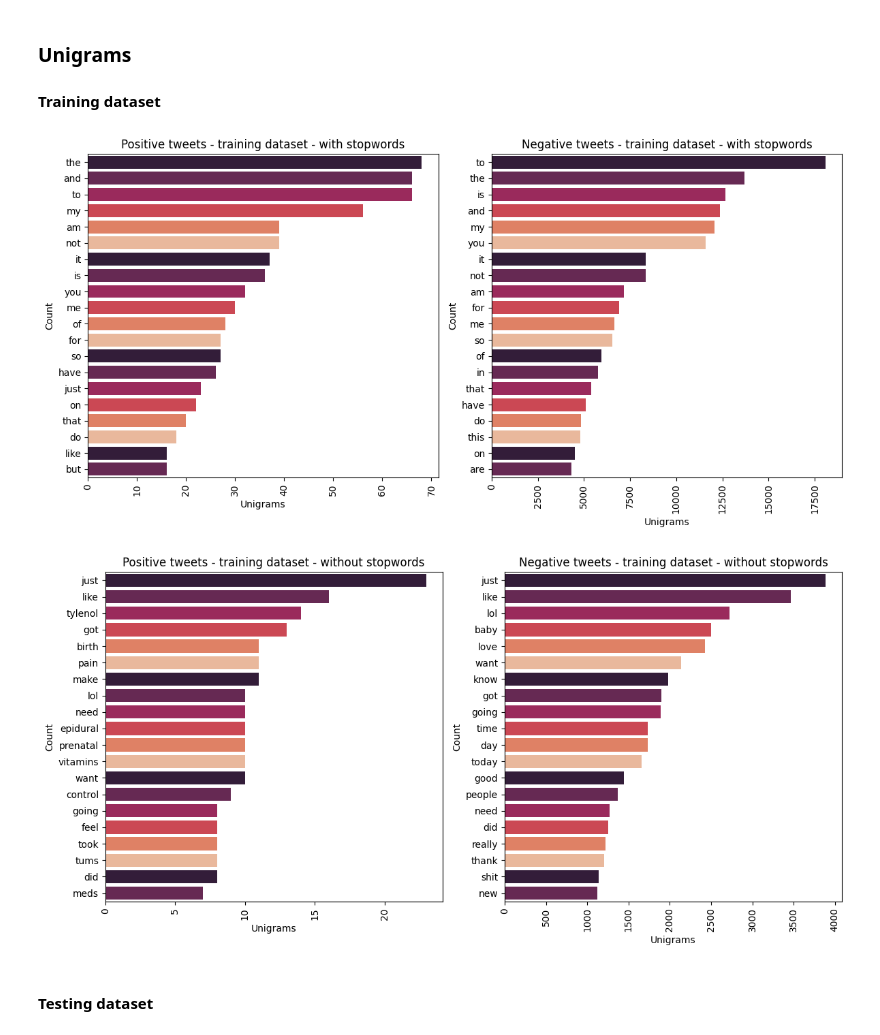
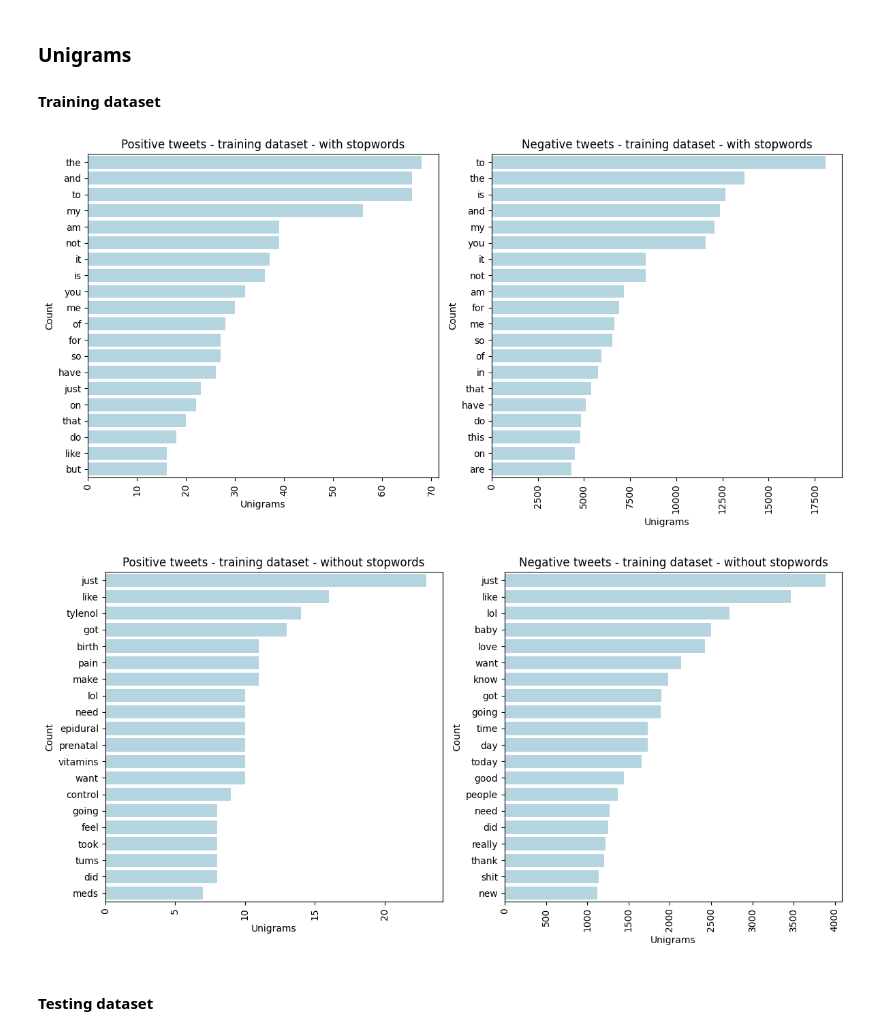
Before and after one commit to Seixal97/tweet_mining_project, a Jupyter notebook: pipeline_data_analysis.ipynb, the cells around one changed output. Drawn from its saved outputs; the diff is of its cells as text; code cells hidden in the pictures.

```diff
--- a/pipeline_data_analysis.ipynb
+++ b/pipeline_data_analysis.ipynb
@@ -306,36 +308,36 @@ def get_top_n_words(corpus, n=None, n_grams = 1, stopwords_removal = True):
 common_words_train_pos = get_top_n_words(df_train.tweet[df_train['class'] == 1], 20, stopwords_removal= False)
 common_words_train_neg = get_top_n_words(df_train.tweet[df_train['class'] == 0], 20, stopwords_removal= False)
 
 
 df1 = pd.DataFrame(common_words_train_pos, columns = ['ReviewText' , 'count'])
 grouped_data_pos = df1.groupby('ReviewText').sum()['count'].sort_values(ascending=False)
 
 df2 = pd.DataFrame(common_words_train_neg, columns = ['ReviewText' , 'count'])
 grouped_data_neg = df2.groupby('ReviewText').sum()['count'].sort_values(ascending=False)
 
 fig, (ax1, ax2) = plt.subplots(1, 2, figsize=(12, 6))
 
 
 # Plotting the first DataFrame
-sns.barplot(x=grouped_data_pos.values, y=grouped_data_pos.index, ax=ax1, palette=sns.color_palette("rocket"))
+sns.barplot(x=grouped_data_pos.values, y=grouped_data_pos.index, ax=ax1, color='lightblue')
 ax1.set_xlabel('Unigrams')
 ax1.set_ylabel('Count')
 ax1.set_title('Positive tweets - training dataset - with stopwords')
 ax1.set_xticklabels(ax1.get_xticklabels(), rotation=90)
 # Plotting the second DataFrame
-sns.barplot(x=grouped_data_neg.values, y=grouped_data_neg.index, ax=ax2, palette=sns.color_palette("rocket"))
+sns.barplot(x=grouped_data_neg.values, y=grouped_data_neg.index, ax=ax2, color='lightblue')
 ax2.set_xlabel('Unigrams')
 ax2.set_ylabel('Count')
 ax2.set_title('Negative tweets - training dataset - with stopwords')
 ax2.set_xticklabels(ax2.get_xticklabels(), rotation=90)
 
 # Adjusting the layout
 plt.tight_layout()
 
 # Displaying the plots
 plt.show()
 # %% [output]
-[figure, old version]
+[figure, new version]
 # %%
 #unigrams after stopwords
 common_words_train_pos = get_top_n_words(df_train.tweet[df_train['class'] == 1], 20, stopwords_removal= True)
@@ -352,13 +354,13 @@ fig, (ax1, ax2) = plt.subplots(1, 2, figsize=(12, 6))
 
 
 # Plotting the first DataFrame
-sns.barplot(x=grouped_data_pos.values, y=grouped_data_pos.index, ax=ax1, palette=sns.color_palette("rocket"))
+sns.barplot(x=grouped_data_pos.values, y=grouped_data_pos.index, ax=ax1, color='lightblue')
 ax1.set_xlabel('Unigrams')
 ax1.set_ylabel('Count')
 ax1.set_title('Positive tweets - training dataset - without stopwords')
 ax1.set_xticklabels(ax1.get_xticklabels(), rotation=90)
 # Plotting the second DataFrame
-sns.barplot(x=grouped_data_neg.values, y=grouped_data_neg.index, ax=ax2, palette=sns.color_palette("rocket"))
+sns.barplot(x=grouped_data_neg.values, y=grouped_data_neg.index, ax=ax2, color='lightblue')
 ax2.set_xlabel('Unigrams')
 ax2.set_ylabel('Count')
 ax2.set_title('Negative tweets - training dataset - without stopwords')
@@ -370,7 +372,7 @@ plt.tight_layout()
 # Displaying the plots
 plt.show()
 # %% [output]
-[figure, old version]
+[figure, new version]
 # %% [markdown]
 #### Testing dataset
 # %%
```
Also changed, not shown: parts of 10 cells of this notebook, 3 other files.
